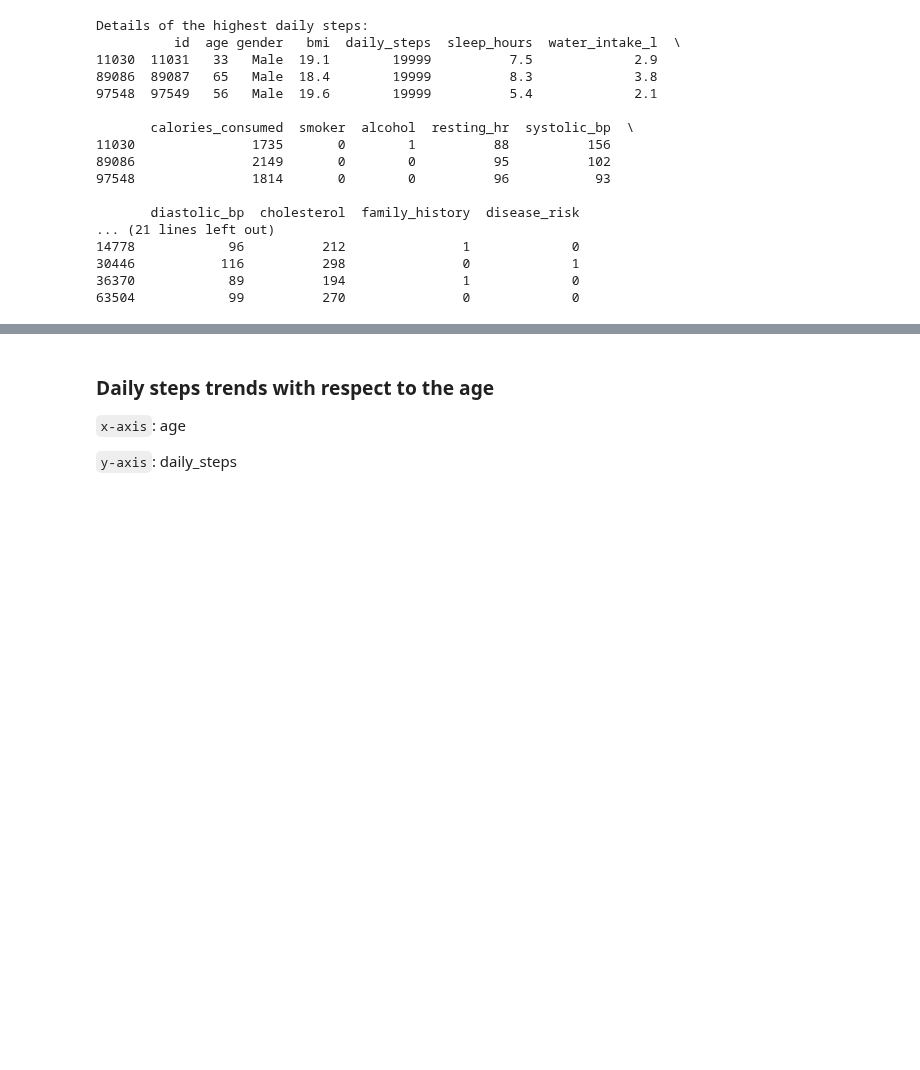
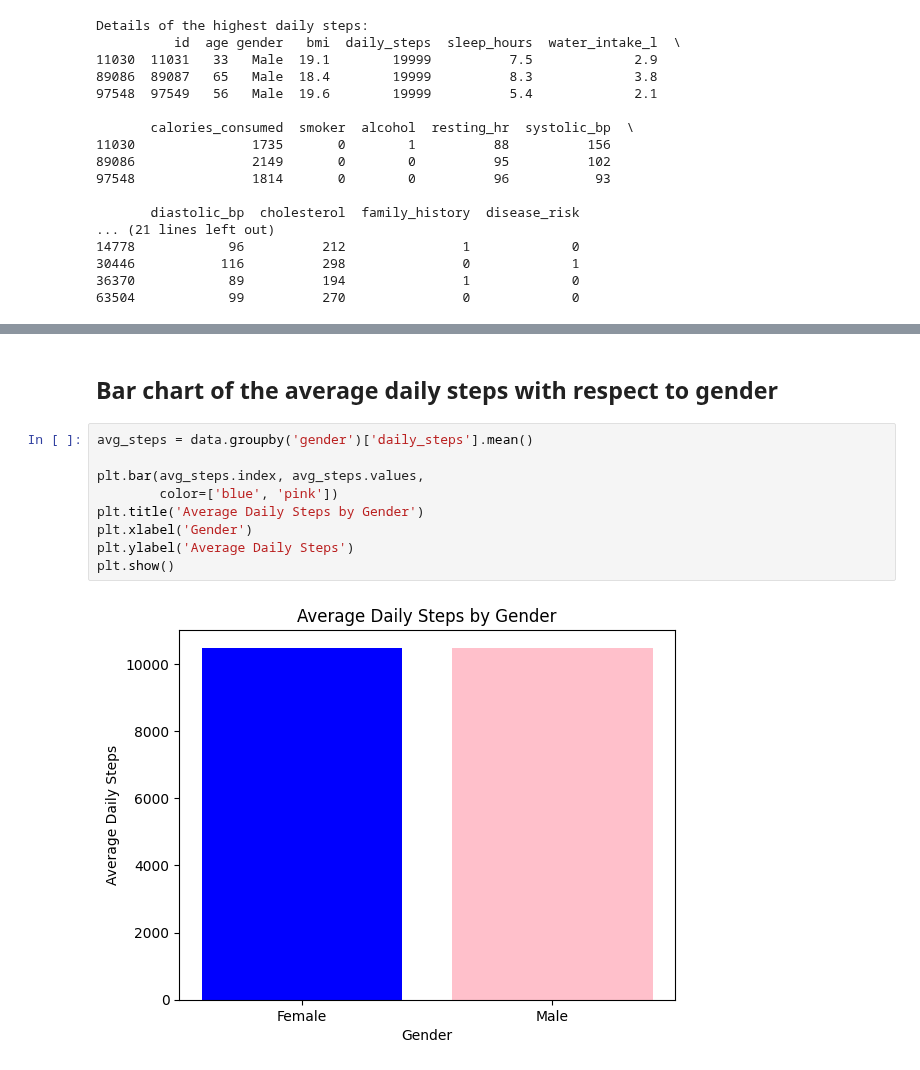
Before and after one commit to fachiny17/machine_learning, a Jupyter notebook: deeptech_program_cohort1/mentorship_session/01_mentorship_assignment_intro_to_data_analytics_and_science.ipynb, the cells around one changed output, grey strips where cells are left out. Drawn from its saved outputs; the diff is of its cells as text; blank space fills up the shorter version.

```diff
--- a/deeptech_program_cohort1/mentorship_session/01_mentorship_assignment_intro_to_data_analytics_and_science.ipynb
+++ b/deeptech_program_cohort1/mentorship_session/01_mentorship_assignment_intro_to_data_analytics_and_science.ipynb
@@ -108,5 +97,13 @@ aggr_age.head(50) # to check the first 50
-# %% [markdown]
-### Daily steps trends with respect to the age
-`x-axis`: age
-
-`y-axis`: daily_steps
+# %% [markdown]
+## Bar chart of the average daily steps with respect to gender
+# %%
+avg_steps = data.groupby('gender')['daily_steps'].mean()
+
+plt.bar(avg_steps.index, avg_steps.values,
+        color=['blue', 'pink'])
+plt.title('Average Daily Steps by Gender')
+plt.xlabel('Gender')
+plt.ylabel('Average Daily Steps')
+plt.show()
+# %% [output]
+[figure, added]
```
Also changed, not shown: parts of 3 cells of this notebook.
